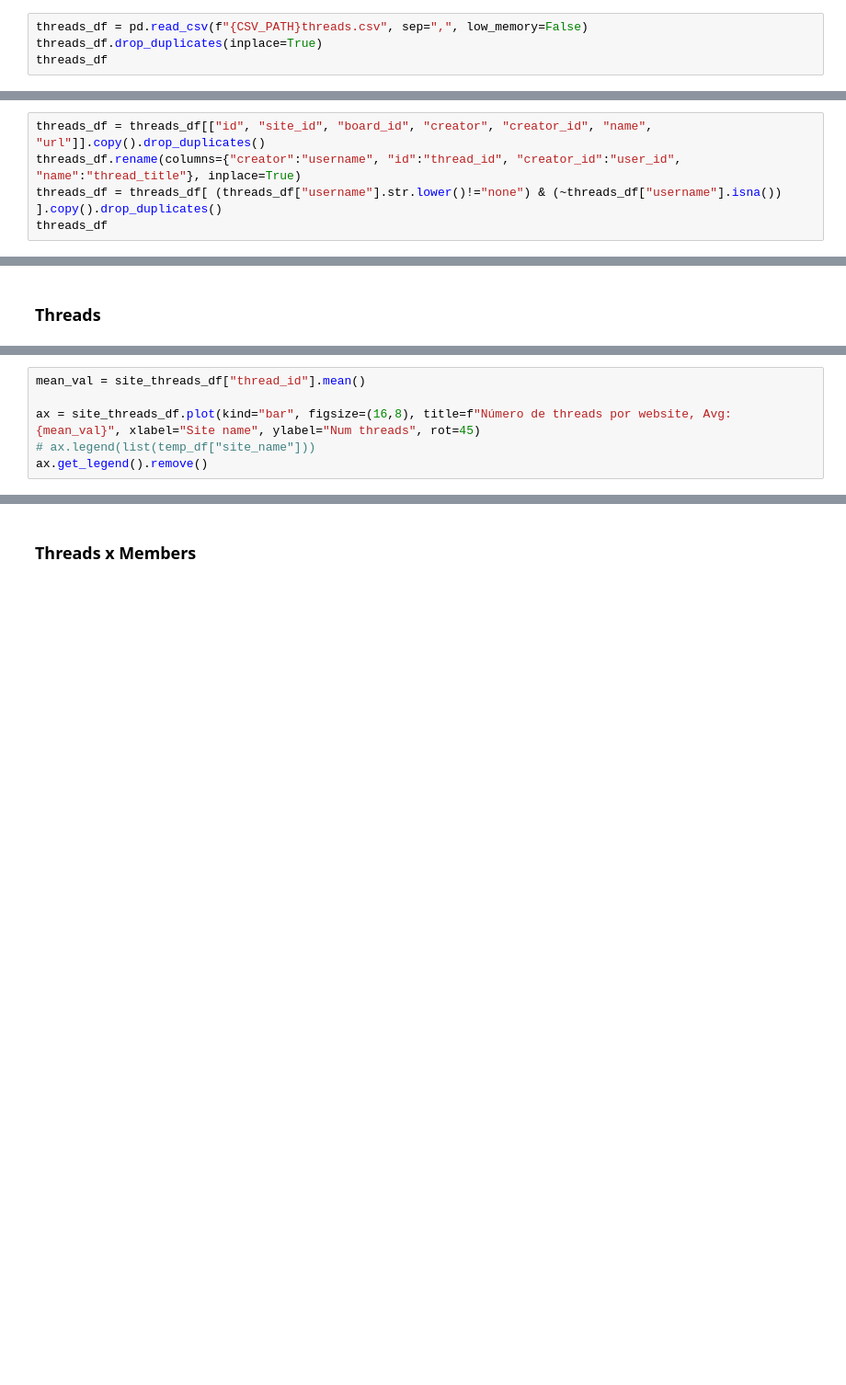
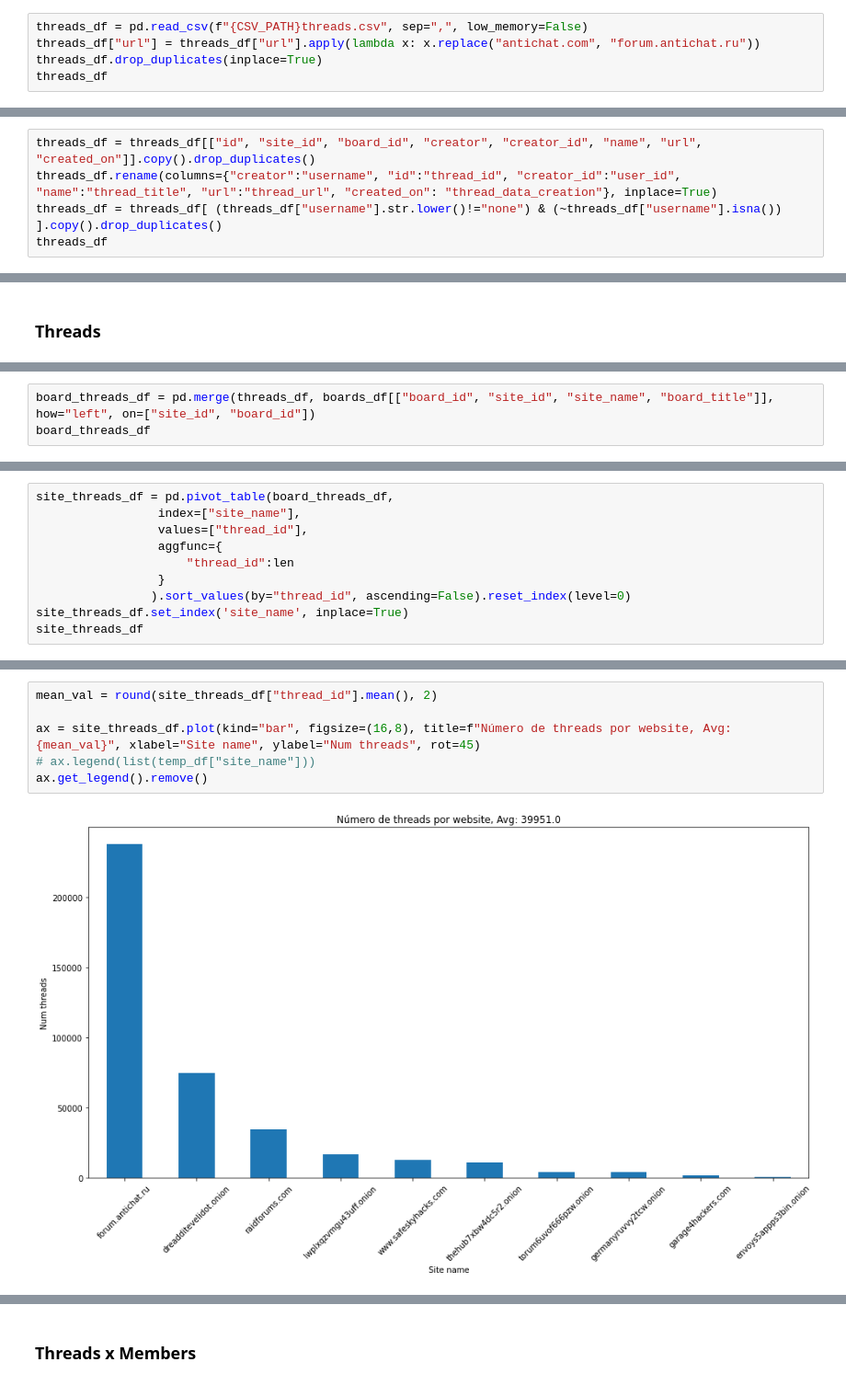
Before and after one commit to fmorenovr/crimepy, a Jupyter notebook: notebooks/3_DB_Statistics.ipynb, the cells around one changed output, grey strips where cells are left out. Shown at 92% size. Drawn from its saved outputs; the diff is of its cells as text; blank space fills up the shorter version.

```diff
--- a/notebooks/3_DB_Statistics.ipynb
+++ b/notebooks/3_DB_Statistics.ipynb
@@ -51,5 +137,6 @@ contracts_df
 #### Threads
 # %%
 threads_df = pd.read_csv(f"{CSV_PATH}threads.csv", sep=",", low_memory=False)
+threads_df["url"] = threads_df["url"].apply(lambda x: x.replace("antichat.com", "forum.antichat.ru"))
 threads_df.drop_duplicates(inplace=True)
 threads_df
@@ -58,5 +174,5 @@ threads_df.loc[1,:]
 # %%
-threads_df = threads_df[["id", "site_id", "board_id", "creator", "creator_id", "name", "url"]].copy().drop_duplicates()
-threads_df.rename(columns={"creator":"username", "id":"thread_id", "creator_id":"user_id", "name":"thread_title"}, inplace=True)
+threads_df = threads_df[["id", "site_id", "board_id", "creator", "creator_id", "name", "url", "created_on"]].copy().drop_duplicates()
+threads_df.rename(columns={"creator":"username", "id":"thread_id", "creator_id":"user_id", "name":"thread_title", "url":"thread_url", "created_on": "thread_data_creation"}, inplace=True)
 threads_df = threads_df[ (threads_df["username"].str.lower()!="none") & (~threads_df["username"].isna()) ].copy().drop_duplicates()
 threads_df
@@ -164,0 +454,3 @@ site_threads_df
+# %%
+board_threads_df = pd.merge(threads_df, boards_df[["board_id", "site_id", "site_name", "board_title"]], how="left", on=["site_id", "board_id"])
+board_threads_df
@@ -164,0 +471,10 @@ site_threads_df
+# %%
+site_threads_df = pd.pivot_table(board_threads_df,
+                 index=["site_name"],
+                 values=["thread_id"],
+                 aggfunc={
+                     "thread_id":len
+                 }
+                ).sort_values(by="thread_id", ascending=False).reset_index(level=0)
+site_threads_df.set_index('site_name', inplace=True)
+site_threads_df
@@ -165,6 +494,8 @@ site_threads_df
 # %%
-mean_val = site_threads_df["thread_id"].mean()
+mean_val = round(site_threads_df["thread_id"].mean(), 2)
 
 ax = site_threads_df.plot(kind="bar", figsize=(16,8), title=f"Número de threads por website, Avg: {mean_val}", xlabel="Site name", ylabel="Num threads", rot=45)
 # ax.legend(list(temp_df["site_name"]))
 ax.get_legend().remove()
+# %% [output]
+[figure, added]
```
Also changed, not shown: parts of 57 cells of this notebook, 5 other files.
